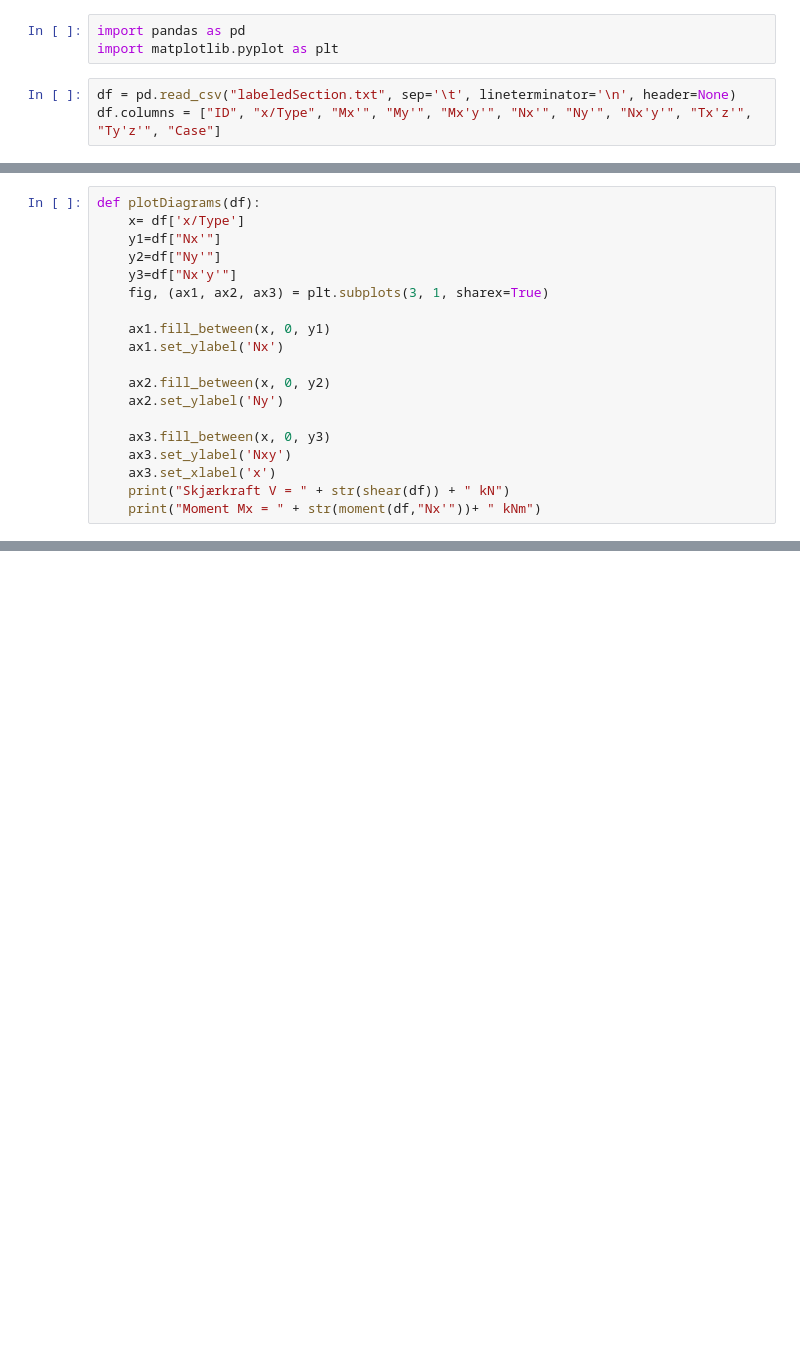
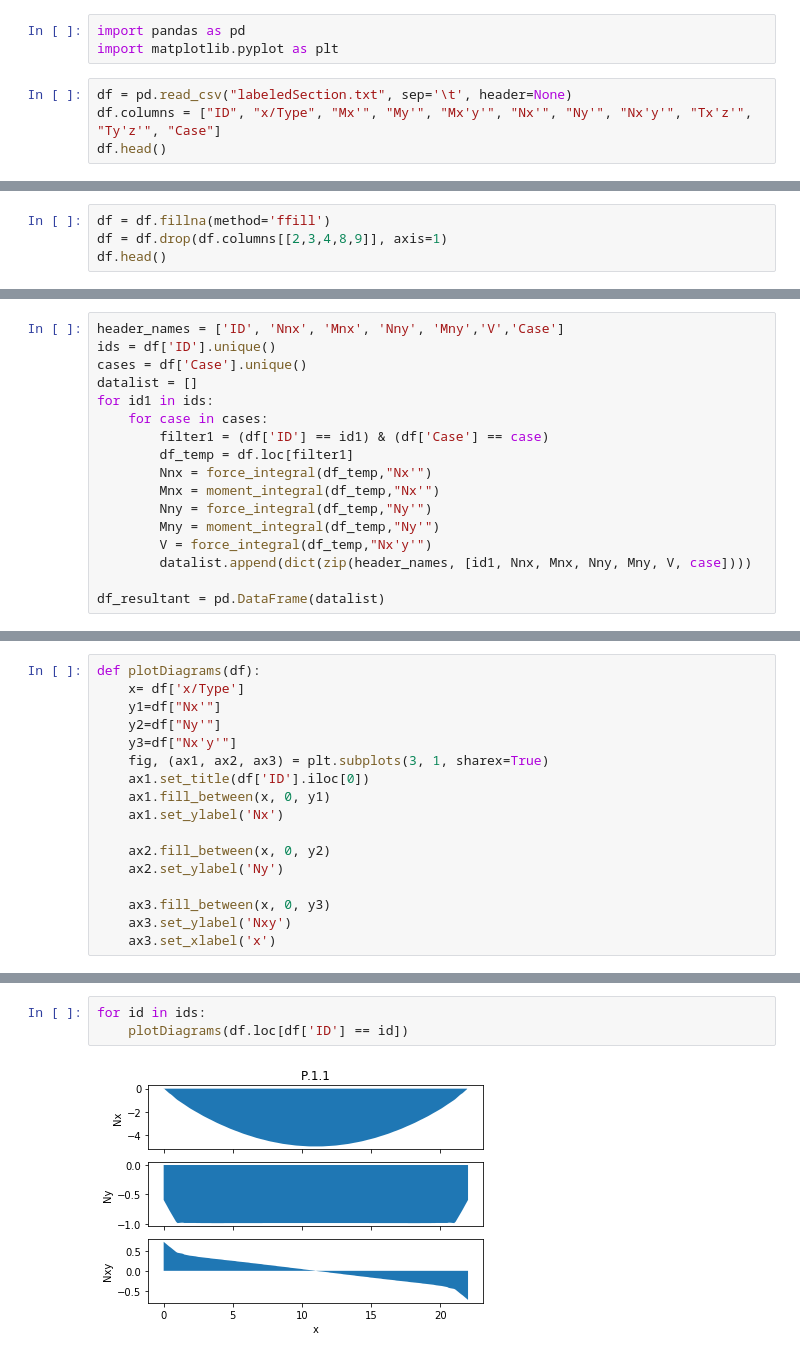
Before and after one commit to eibre/Notebooks, a Jupyter notebook: labeledSection/LabelSectionPlot.ipynb, the cells around one changed output, grey strips where cells are left out. Saved outputs shown, nothing was run; the diff lists cells and outputs as text; blank space fills up the shorter version.

Commit message:
Labeled Section Update

```diff
--- a/labeledSection/LabelSectionPlot.ipynb
+++ b/labeledSection/LabelSectionPlot.ipynb
@@ -9,5 +9,6 @@ Plotter og beregner resultanter. Figuren under viser en dekkeskive som spenner m
 import pandas as pd
 import matplotlib.pyplot as plt
 # %%
-df = pd.read_csv("labeledSection.txt", sep='\t', lineterminator='\n', header=None)
+df = pd.read_csv("labeledSection.txt", sep='\t', header=None)
 df.columns = ["ID", "x/Type", "Mx'", "My'", "Mx'y'", "Nx'", "Ny'", "Nx'y'", "Tx'z'", "Ty'z'", "Case"]
+df.head()
@@ -20,0 +24,4 @@ RS3 = df.loc[df['ID'] == 'RS3.1']
+# %%
+df = df.fillna(method='ffill')
+df = df.drop(df.columns[[2,3,4,8,9]], axis=1)
+df.head()
@@ -20,0 +59,17 @@ RS3 = df.loc[df['ID'] == 'RS3.1']
+# %%
+header_names = ['ID', 'Nnx', 'Mnx', 'Nny', 'Mny','V','Case']
+ids = df['ID'].unique()
+cases = df['Case'].unique()
+datalist = []
+for id1 in ids:
+    for case in cases:
+        filter1 = (df['ID'] == id1) & (df['Case'] == case)
+        df_temp = df.loc[filter1]
+        Nnx = force_integral(df_temp,"Nx'")
+        Mnx = moment_integral(df_temp,"Nx'")
+        Nny = force_integral(df_temp,"Ny'")
+        Mny = moment_integral(df_temp,"Ny'")
+        V = force_integral(df_temp,"Nx'y'")
+        datalist.append(dict(zip(header_names, [id1, Nnx, Mnx, Nny, Mny, V, case])))
+
+df_resultant = pd.DataFrame(datalist)
@@ -25,7 +96,7 @@ def plotDiagrams(df):
     y2=df["Ny'"]
     y3=df["Nx'y'"]
     fig, (ax1, ax2, ax3) = plt.subplots(3, 1, sharex=True)
-
+    ax1.set_title(df['ID'].iloc[0])
     ax1.fill_between(x, 0, y1)
     ax1.set_ylabel('Nx')
 
@@ -35,5 +106,3 @@ def plotDiagrams(df):
     ax3.fill_between(x, 0, y3)
     ax3.set_ylabel('Nxy')
     ax3.set_xlabel('x')
-    print("Skjærkraft V = " + str(shear(df)) + " kN")
-    print("Moment Mx = " + str(moment(df,"Nx'"))+ " kNm")
@@ -74,0 +109,5 @@ Moment Mx = 5.239929999999999 kNm
+# %%
+for id in ids:
+    plotDiagrams(df.loc[df['ID'] == id])
+# %% [output]
+[figure, added]
```
Also changed, not shown: parts of 19 cells of this notebook, 2 other files.
